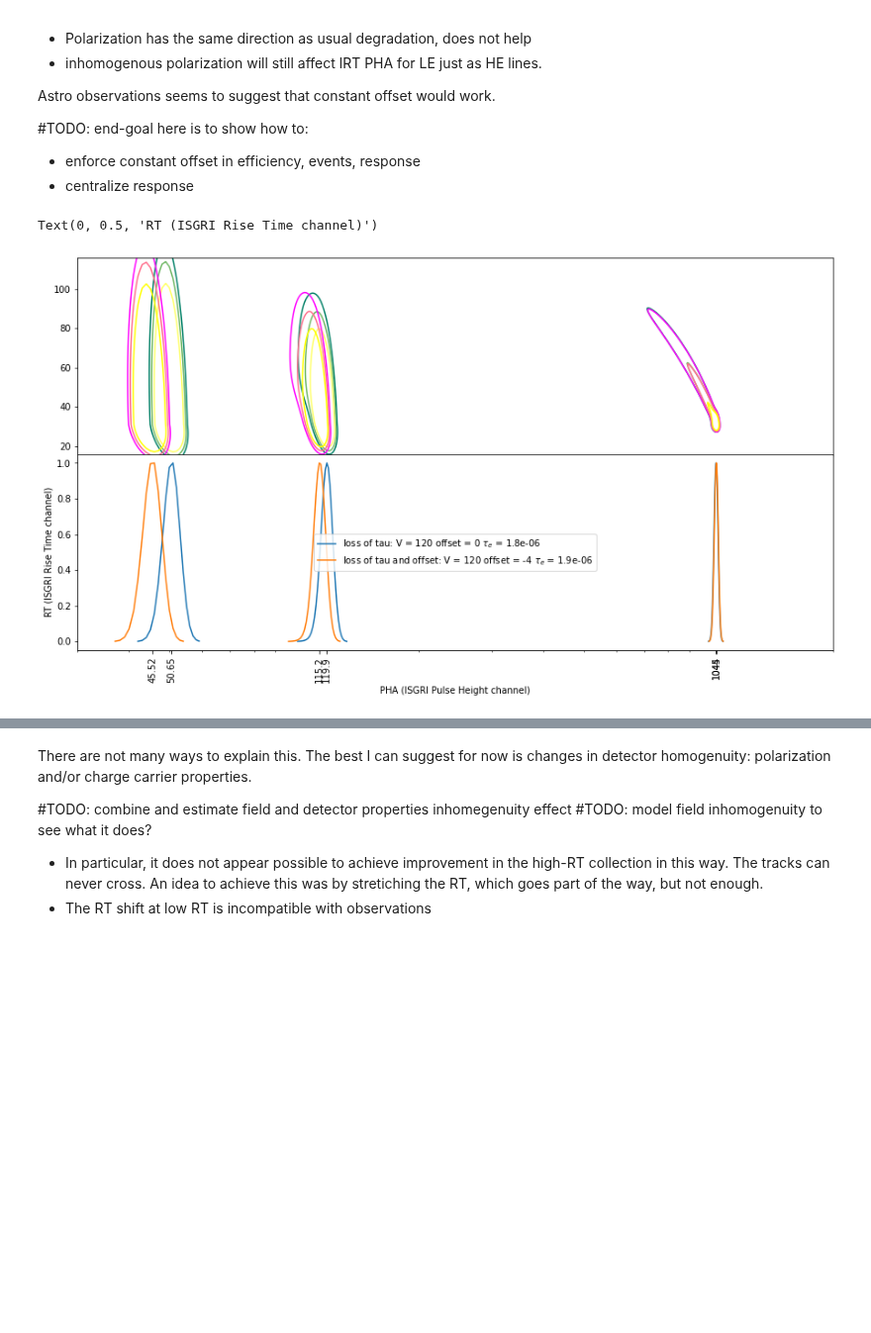
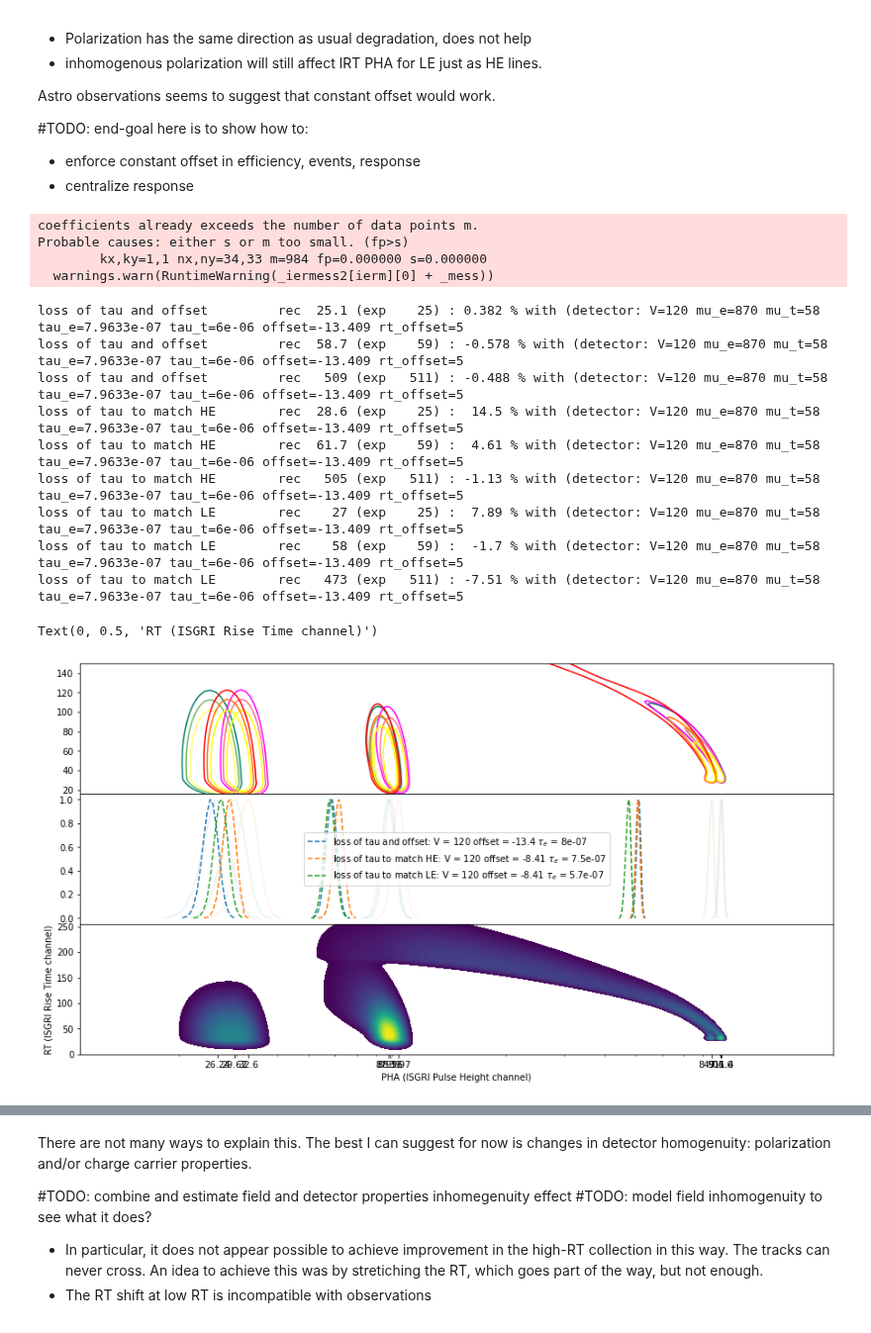
Before and after one commit to volodymyrss/integral-ibis-isgri-le-response, a Jupyter notebook: readme.ipynb, the cells around one changed output, grey strips where cells are left out. Shown at 99% size. Saved outputs shown, nothing was run; the diff lists cells and outputs as text; code cells hidden in the pictures; blank space fills up the shorter version.

Commit message:
demostrate offset fixing effects

```diff
--- a/readme.ipynb
+++ b/readme.ipynb
@@ -45,7 +76,0 @@ V       =                  120
-# %%
-det_base = bipar_model.detector()
-
-for k in ['mu_e', 'mu_t', 'tau_e', 'tau_t', 'offset']:
-    setattr(det_base, k, lut2.header.get(k.upper()))
-
-det_base.export_detector()
@@ -251,8 +284,6 @@ polarization.
 Especially if the polarization is inhomogenous. And since polarization effect itself is known to depend on irradiation dose itself, just as charge carried properties do.
 # %%
 bip = np.zeros_like(pha_2d, dtype=float)
-
-det_base = bipar_model.detector()
 
 lrt_lines = []
 
@@ -305,6 +336,8 @@ for i_loss, V_loss_factor in enumerate(np.logspace(-0.1, 0, N)):
 #plt.figure(figsize=(15, 8))
 #plt.contourf(pha_2d, rt_2d, bip**0.5, levels=np.logspace(-1, 0)*np.nanmax(bip**0.5))
 
+plt.title("field (V, polarization) effect on charge collection")
+
 plt.semilogx()
 plt.xlim([30, 2000])
 ax1.set_ylim([16, 116])
@@ -326,10 +359,13 @@ for en in set([l['energy'] for l in lrt_lines]):
     c = None
     ls_list=['-','--']
     for rt1 in [15, 50]:
+        normal_phas = np.array([l['mean_pha'] for l in lrt_lines if l['energy'] == 59 and l['rt1'] == rt1])
+        normal_phas /= np.nanmax(normal_phas)
+
         mean_phas = np.array([l['mean_pha'] for l in lrt_lines if l['energy'] == en and l['rt1'] == rt1])
         c=plt.plot(
             [l['V'] for l in lrt_lines if l['energy'] == en  and l['rt1'] == rt1],
-            mean_phas/np.nanmax(mean_phas),
+            mean_phas/np.nanmax(mean_phas)/normal_phas,
             label=f"{en} keV rt {rt1}",
             c=c,
             ls=ls_list.pop(0),
@@ -339,7 +375,7 @@ for en in set([l['energy'] for l in lrt_lines]):
 plt.legend()
 #plt.semilogx()
 plt.xlabel(r"V", size=24)
-plt.ylabel(r"fraction of PH lost", size=24)
+plt.ylabel(r"fraction of PH xx lost", size=24)
 
 ax=plt.gca()
 ax.set_xlim(ax.get_xlim()[::-1])
@@ -391,15 +426,19 @@ lrt_lines = []
 
 cmap_sequence = [cm.winter, cm.autumn, cm.spring, cm.summer]
 
-f, (ax1,ax2) = plt.subplots(2,1, figsize=(15, 8), sharex=True)
+f, (ax1,ax2,ax3) = plt.subplots(3,1, figsize=(15, 8), sharex=True)
 
 extra_ticks = []
 
+en_rec = None
+
+
 #for tau_loss_factor in np.logspace(-1., 0, 3):
 N = 5
-for i_loss, (label, V_loss_factor, offset_shift, tau_loss_factor) in enumerate([
-            ('loss of tau', 1, 0, 0.65),
-            ('loss of tau and offset', 1, -4, 0.7),
+for i_loss, (comment, V_loss_factor, offset_shift, tau_loss_factor) in enumerate([
+            ('loss of tau and offset', 1, -5, 0.7),
+            ('loss of tau to match HE', 1, 0, 0.655),
+            ('loss of tau to match LE', 1, 0, 0.5),
             #('loss of V', 0.8, 0, 1),
             #('loss of V and tau', 0.9, 0, 0.9),
             #('offset drop', 1, -4, 1),
@@ -411,8 +450,13 @@ for i_loss, (label, V_loss_factor, offset_shift, tau_loss_factor) in enumerate([
     det.tau_e = det_base.tau_e * tau_loss_factor
 
     c = None
-    label = f"{label}: V = {det.V:.3g} offset = {det.offset:.3g} $\\tau_e$ = {det.tau_e:.2g}"
+    label = f"{comment}: V = {det.V:.3g} offset = {det.offset:.3g} $\\tau_e$ = {det.tau_e:.2g}"
     cmap = cmap_sequence.pop()
+
+    if en_rec is None:
+        det_rec = det.copy()
+        ilut2_rec, i1d_rec = det_rec.generate_approximate_reconstruction(np.logspace(0, 3, 15), plot=False)
+        en_rec = i1d_rec(pha_2d[0,:])
 
     for en in [25, 59, 511]:
         _bip = bipar_model.make_bipar_monoenergetic(det, en).transpose()
@@ -443,46 +487,72 @@ for i_loss, (label, V_loss_factor, offset_shift, tau_loss_factor) in enumerate([
                 pha_2d[0,:][m],
                 sp[m],
                 c=c,
-                label=label
+                alpha=0.1
             )[0].get_color()
+
+            ax2.plot(
+                en_rec[m],
+                sp[m],
+                ls="--",
+                label=label,
+                c=c
+            )
             label = None
+
+            rec_en = np.sum(en_rec[m]*sp[m])/np.sum(sp[m])
+            print(f"{comment:30s} rec {rec_en:5.3g} (exp {en:5.3g}) : {((rec_en/en)-1)*100:5.3g} % with", det_rec)
 
             extra_ticks.append(
                 np.sum(pha_2d[0,:][m]*sp[m])/np.sum(sp[m])
             )
 
 
 
 
 #plt.figure(figsize=(15, 8))
 #plt.contourf(pha_2d, rt_2d, bip**0.5, levels=np.logspace(-1, 0)*np.nanmax(bip**0.5))
 
 plt.semilogx()
 
 #ax2.set_xticks(list(ax2.get_xticks()) + extra_ticks)
 ax2.set_xticks(extra_ticks)
 #ax2.set_xticklabels(list(ax2.get_xticklabels()) + [str(t) for t in extra_ticks])
 ax2.set_xticklabels([f"{t:.4g}" for t in ax2.get_xticks()], rotation='vertical')
 
+ax3.contourf(pha_2d, rt_2d, bip**0.5, levels=np.logspace(-1, 0)*np.nanmax(bip**0.5))
 
-plt.xlim([30, 2000])
-ax1.set_ylim([16, 116])
+
+plt.xlim([10, 2000])
+ax1.set_ylim([16, 150])
 
 ax2.legend()
 
 plt.subplots_adjust(hspace=0)
 
 plt.xlabel('PHA (ISGRI Pulse Height channel)')
 plt.ylabel('RT (ISGRI Rise Time channel)')
 
 
-
+# TODO: apply here the D-law
 
 # for vl in lrt_lines:
 #     plt.axvline(vl['mean_pha'])
 # %% [output]
-Text(0, 0.5, 'RT (ISGRI Rise Time channel)')
+coefficients already exceeds the number of data points m.
+Probable causes: either s or m too small. (fp>s)
+        kx,ky=1,1 nx,ny=34,33 m=984 fp=0.000000 s=0.000000
+  warnings.warn(RuntimeWarning(_iermess2[ierm][0] + _mess))
+loss of tau and offset         rec  25.1 (exp    25) : 0.382 % with (detector: V=120 mu_e=870 mu_t=58 tau_e=7.9633e-07 tau_t=6e-06 offset=-13.409 rt_offset=5
+loss of tau and offset         rec  58.7 (exp    59) : -0.578 % with (detector: V=120 mu_e=870 mu_t=58 tau_e=7.9633e-07 tau_t=6e-06 offset=-13.409 rt_offset=5
+loss of tau and offset         rec   509 (exp   511) : -0.488 % with (detector: V=120 mu_e=870 mu_t=58 tau_e=7.9633e-07 tau_t=6e-06 offset=-13.409 rt_offset=5
+loss of tau to match HE        rec  28.6 (exp    25) :  14.5 % with (detector: V=120 mu_e=870 mu_t=58 tau_e=7.9633e-07 tau_t=6e-06 offset=-13.409 rt_offset=5
+loss of tau to match HE        rec  61.7 (exp    59) :  4.61 % with (detector: V=120 mu_e=870 mu_t=58 tau_e=7.9633e-07 tau_t=6e-06 offset=-13.409 rt_offset=5
+loss of tau to match HE        rec   505 (exp   511) : -1.13 % with (detector: V=120 mu_e=870 mu_t=58 tau_e=7.9633e-07 tau_t=6e-06 offset=-13.409 rt_offset=5
+loss of tau to match LE        rec    27 (exp    25) :  7.89 % with (detector: V=120 mu_e=870 mu_t=58 tau_e=7.9633e-07 tau_t=6e-06 offset=-13.409 rt_offset=5
+loss of tau to match LE        rec    58 (exp    59) :  -1.7 % with (detector: V=120 mu_e=870 mu_t=58 tau_e=7.9633e-07 tau_t=6e-06 offset=-13.409 rt_offset=5
+loss of tau to match LE        rec   473 (exp   511) : -7.51 % with (detector: V=120 mu_e=870 mu_t=58 tau_e=7.9633e-07 tau_t=6e-06 offset=-13.409 rt_offset=5
+Text(0, 0.5, 'RT (ISGRI Rise Time channel)')
-[figure, old version]
+[figure, new version]
 # %%
 # TODO: measure or mimick gain from HE line alone, and from LE line alone. find which one mismatches
 
```
Also changed, not shown: parts of 13 cells of this notebook.
